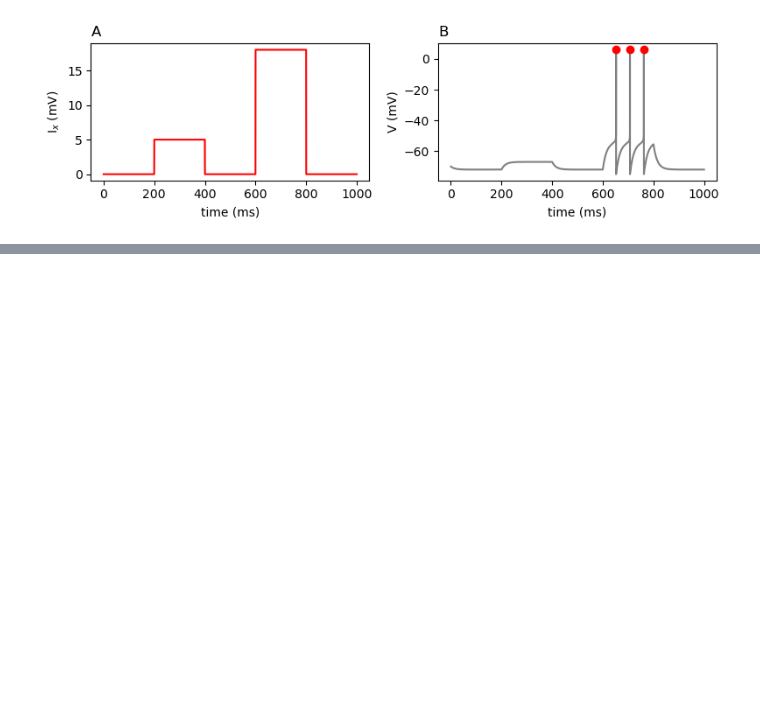
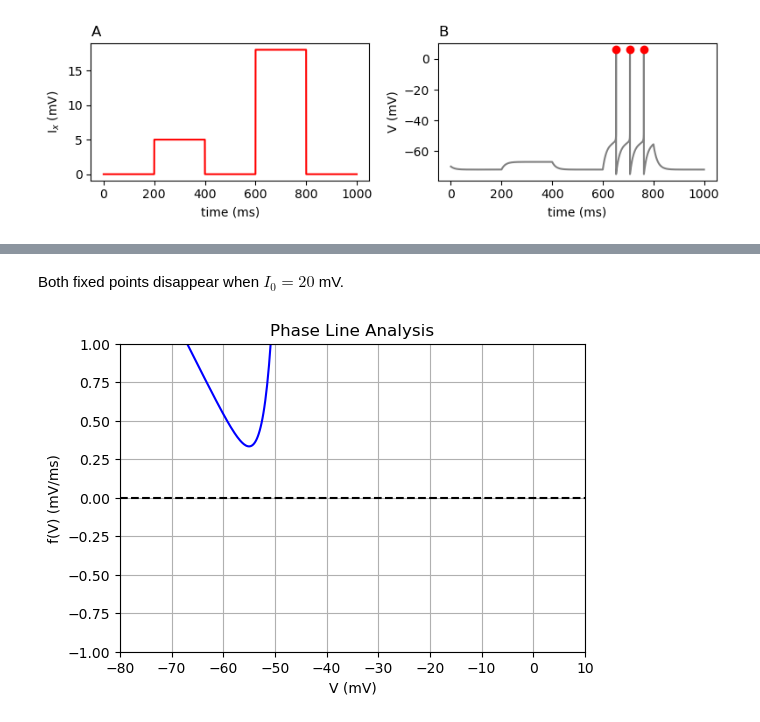
Before and after one commit to yuesha-yc/ModelingNeuralCircuits, a Jupyter notebook: NeuralDynamics.ipynb, the cells around one changed output, grey strips where cells are left out. Cells and saved outputs as stored; diff of their text form; code cells hidden in the pictures; blank space fills up the shorter version.

```diff
--- a/NeuralDynamics.ipynb
+++ b/NeuralDynamics.ipynb
@@ -357,0 +391,26 @@ plt.tight_layout()
+# %% [markdown]
+Both fixed points disappear when $I_0=20$ mV.
+# %%
+# Plot f(V) versus V across -80 to 10mV
+E_L = -72
+tau_m = 15
+V_th = 5
+V_re = -75
+V_T = -55
+D = 2
+V_range = np.linspace(-80, 10, 500)
+I0 = 20  # example constant input current
+f_V = lambda V: (- V + E_L + I0 + D * np.exp((V - V_T) / D)) / tau_m
+f_values = f_V(V_range)
+plt.figure()
+plt.plot(V_range, f_values, 'b-')
+plt.axhline(0, color='k', linestyle='--')
+plt.title('Phase Line Analysis')
+plt.xlabel('V (mV)')
+plt.ylabel('f(V) (mV/ms)')
+plt.ylim(-1, 1)
+plt.xlim(-80, 10)
+plt.grid()
+plt.show()
+# %% [output]
+[figure, added]
```
Also changed, not shown: parts of 16 cells of this notebook.
